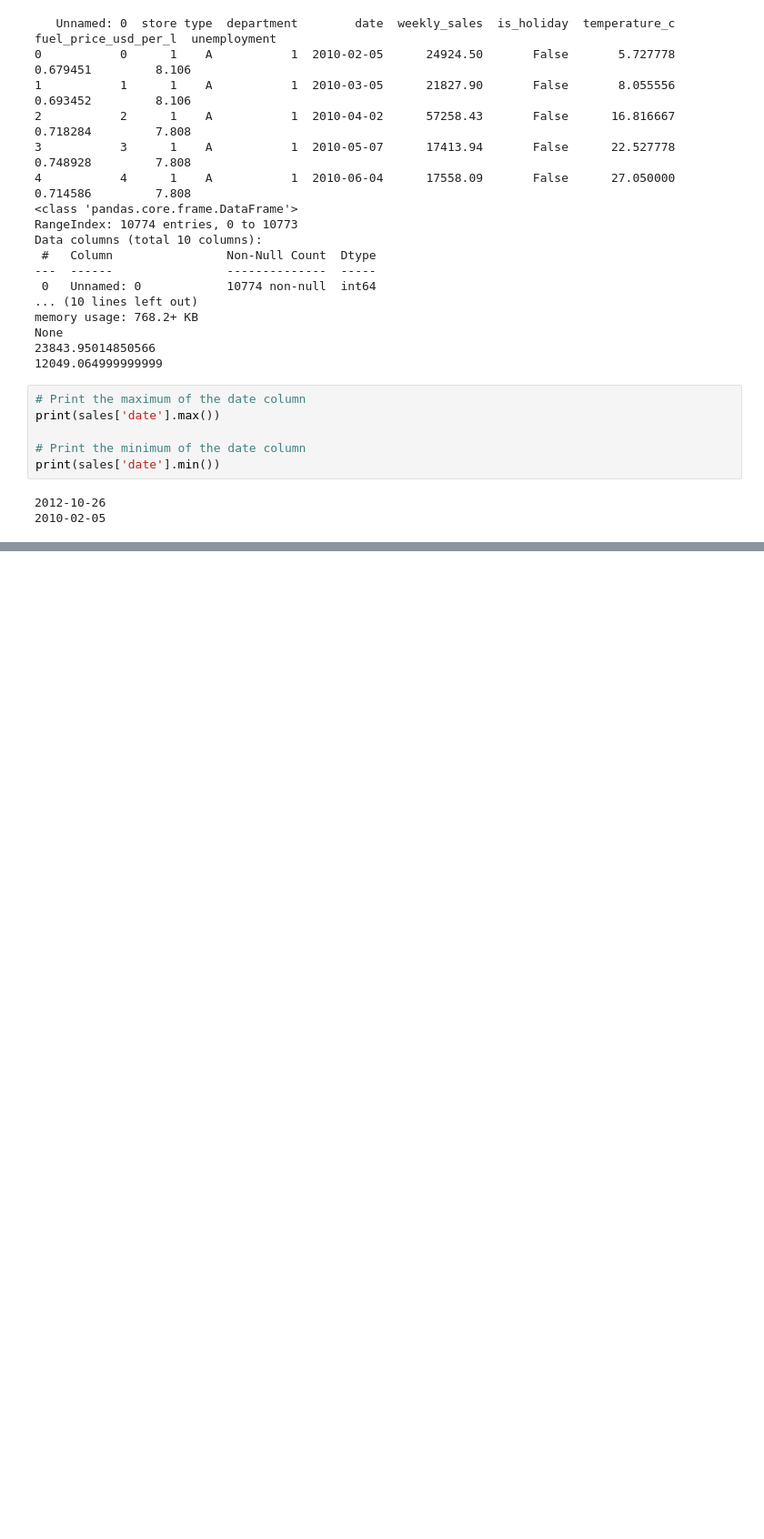
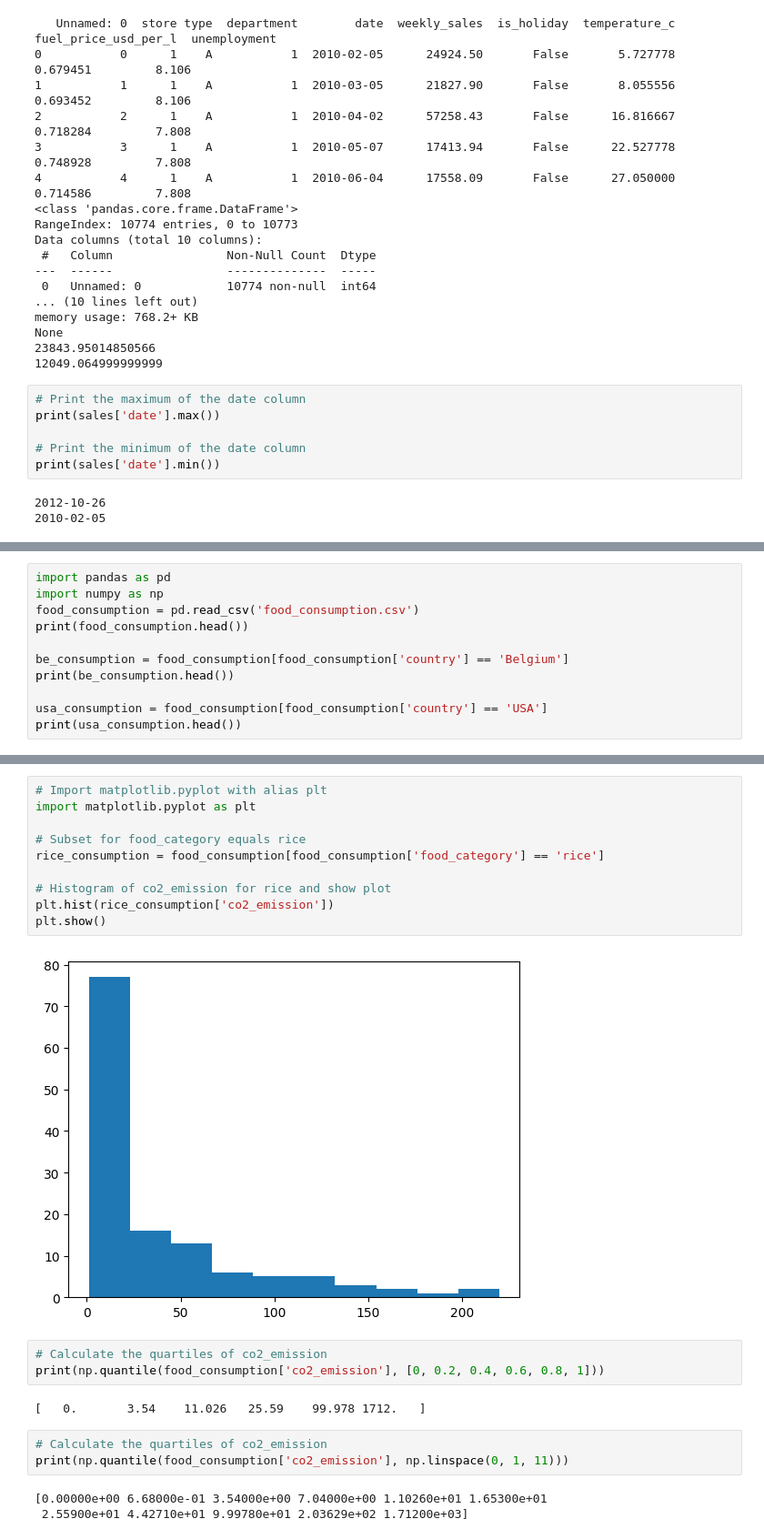
Before and after one commit to gustavoteixeirah/datacamp, a Jupyter notebook: notebook.ipynb, the cells around one changed output, grey strips where cells are left out. Shown at 91% size. Drawn from its saved outputs; the diff is of its cells as text; blank space fills up the shorter version.

```diff
--- a/notebook.ipynb
+++ b/notebook.ipynb
@@ -319,0 +541,11 @@ print(____)
+# %%
+import pandas as pd
+import numpy as np
+food_consumption = pd.read_csv('food_consumption.csv')
+print(food_consumption.head())
+
+be_consumption = food_consumption[food_consumption['country'] == 'Belgium']
+print(be_consumption.head())
+
+usa_consumption = food_consumption[food_consumption['country'] == 'USA']
+print(usa_consumption.head())
@@ -319,0 +608,23 @@ print(____)
+# %%
+# Import matplotlib.pyplot with alias plt
+import matplotlib.pyplot as plt
+
+# Subset for food_category equals rice
+rice_consumption = food_consumption[food_consumption['food_category'] == 'rice']
+
+# Histogram of co2_emission for rice and show plot
+plt.hist(rice_consumption['co2_emission'])
+plt.show()
+# %% [output]
+[figure, added]
+# %%
+# Calculate the quartiles of co2_emission
+print(np.quantile(food_consumption['co2_emission'], [0, 0.2, 0.4, 0.6, 0.8, 1]))
+# %% [output]
+[   0.       3.54    11.026   25.59    99.978 1712.   ]
+# %%
+# Calculate the quartiles of co2_emission
+print(np.quantile(food_consumption['co2_emission'], np.linspace(0, 1, 11)))
+# %% [output]
+[0.00000e+00 6.68000e-01 3.54000e+00 7.04000e+00 1.10260e+01 1.65300e+01
+ 2.55900e+01 4.42710e+01 9.99780e+01 2.03629e+02 1.71200e+03]
```
Also changed, not shown: parts of 20 cells of this notebook, 4 other files.
